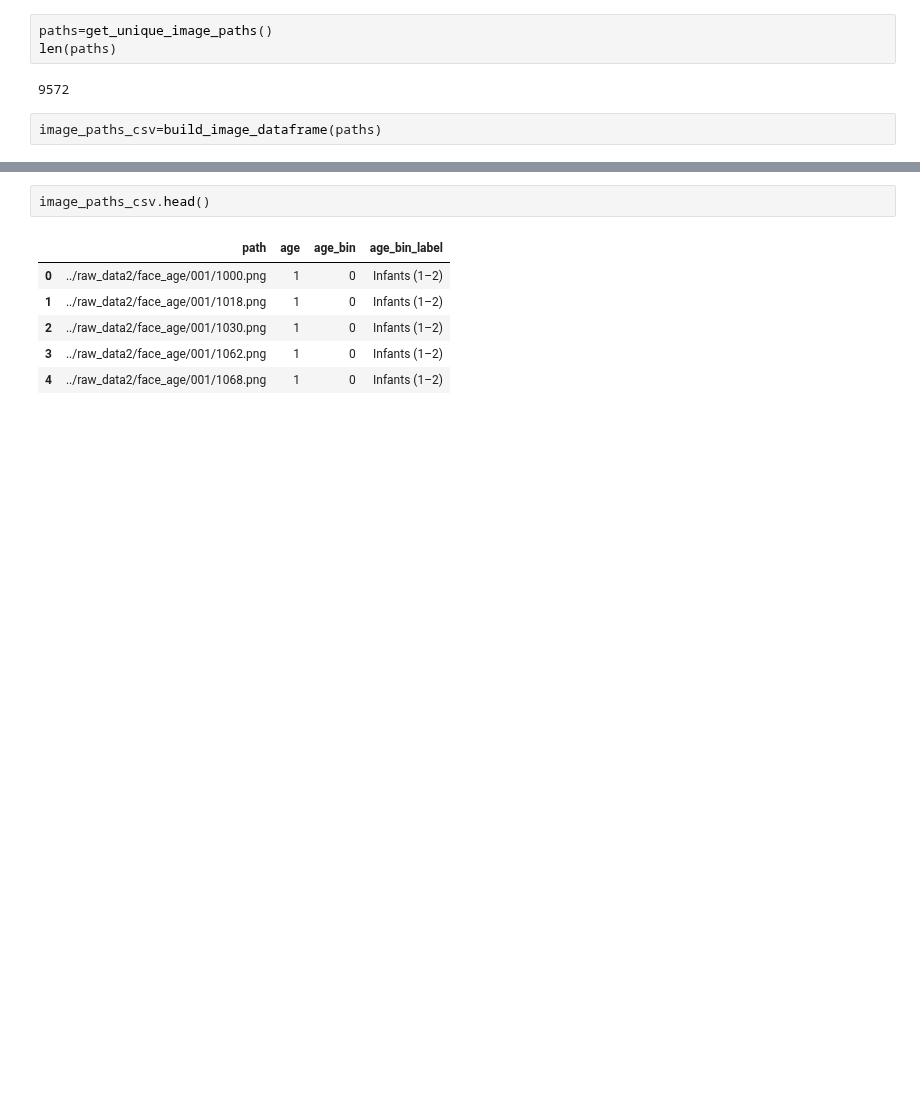
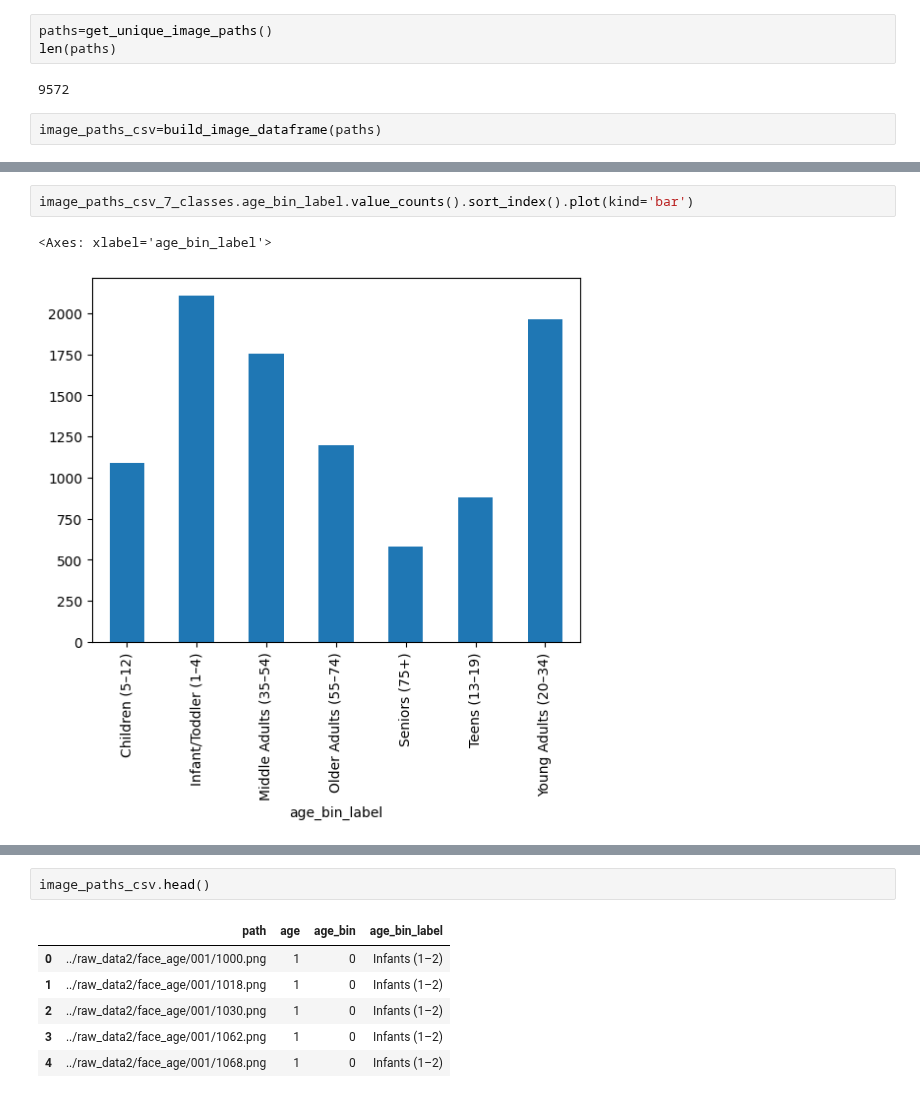
Before and after one commit to MocanuPaulC/DL-assignment, a Jupyter notebook: part_1/data_processing.ipynb, the cells around one changed output, grey strips where cells are left out. Drawn from its saved outputs; the diff is of its cells as text; blank space fills up the shorter version.

```diff
--- a/part_1/data_processing.ipynb
+++ b/part_1/data_processing.ipynb
@@ -61,0 +71,5 @@ image_paths_csv=bin_ages(image_paths_csv)
+# %%
+image_paths_csv_7_classes.age_bin_label.value_counts().sort_index().plot(kind='bar')
+# %% [output]
+<Axes: xlabel='age_bin_label'>
+[figure, added]
```
Also changed, not shown: parts of 7 cells of this notebook, 3 other files.
